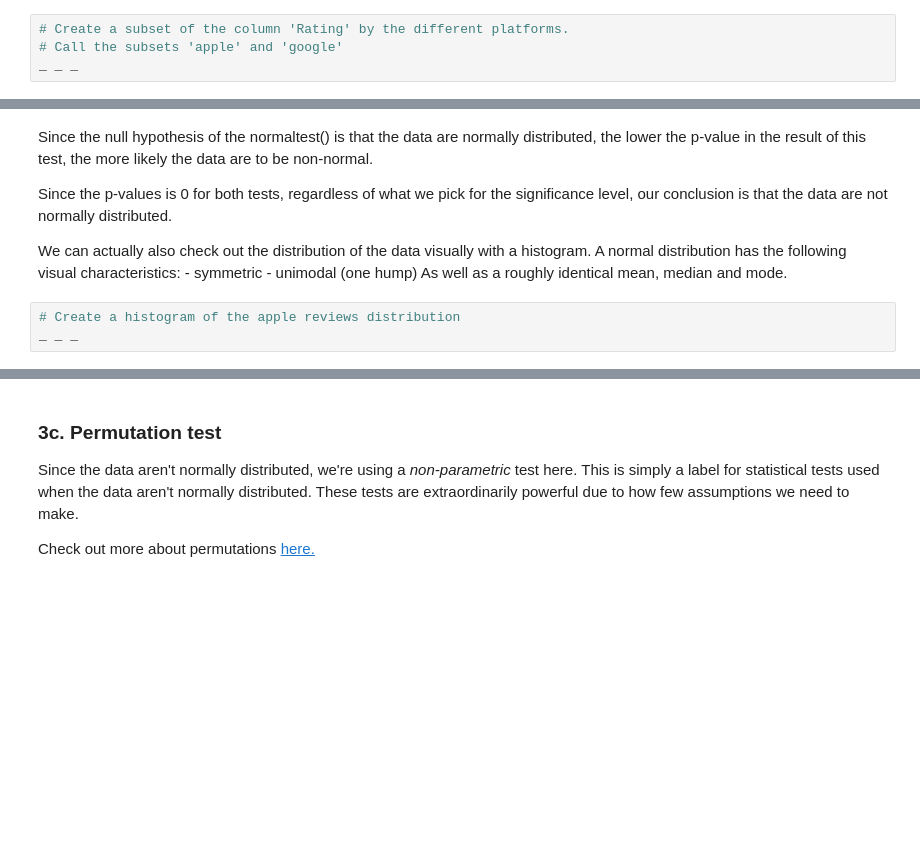
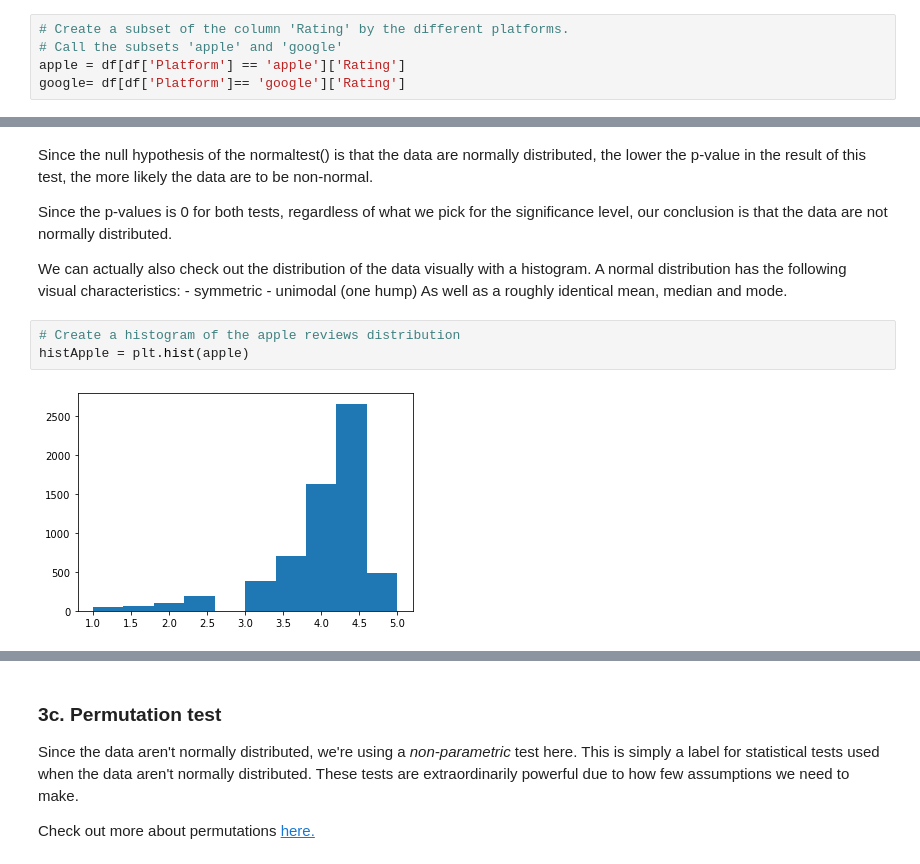
Before and after one commit to Data-PB/miniprojects, a Jupyter notebook: Springboard Apps project - Tier 3 - Complete.ipynb, the cells around one changed output, grey strips where cells are left out. Saved outputs shown, nothing was run; the diff lists cells and outputs as text; blank space fills up the shorter version.

```diff
--- a/Springboard Apps project - Tier 3 - Complete.ipynb
+++ b/Springboard Apps project - Tier 3 - Complete.ipynb
@@ -402,7 +440,8 @@ There are many different statistical tests, all with different assumptions. You'
 # %%
 # Create a subset of the column 'Rating' by the different platforms.
 # Call the subsets 'apple' and 'google'
-_ _ _
+apple = df[df['Platform'] == 'apple']['Rating']
+google= df[df['Platform']== 'google']['Rating']
 # %%
 # Using the stats.normaltest() method, get an indication of whether the apple data are normally distributed
 # Save the result in a variable called apple_normal, and print it out
@@ -421,6 +466,8 @@ We can actually also check out the distribution of the data visually with a hist
 As well as a roughly identical mean, median and mode.
 # %%
 # Create a histogram of the apple reviews distribution
-_ _ _
+histApple = plt.hist(apple)
+# %% [output]
+[figure, added]
 # %%
 # Create a histogram of the google data
```
Also changed, not shown: parts of 17 cells of this notebook.
